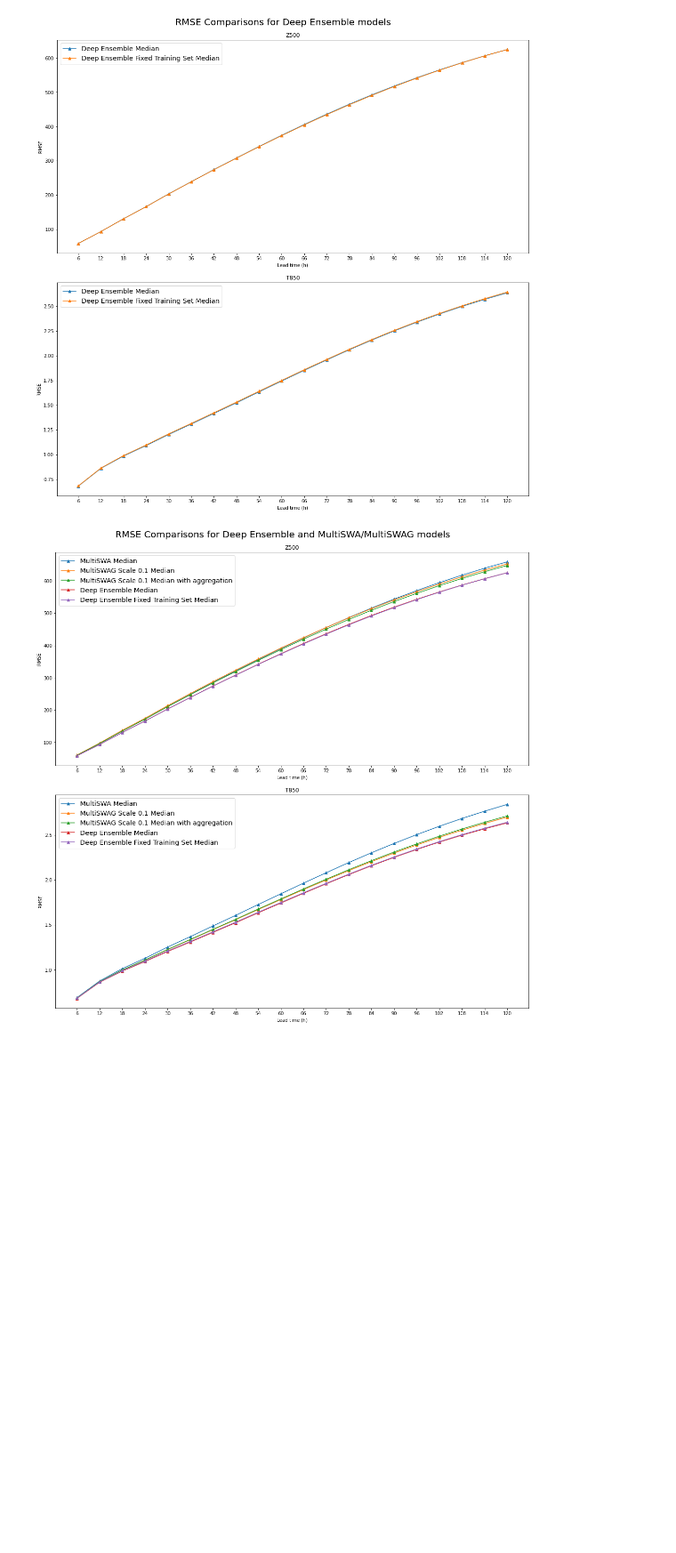
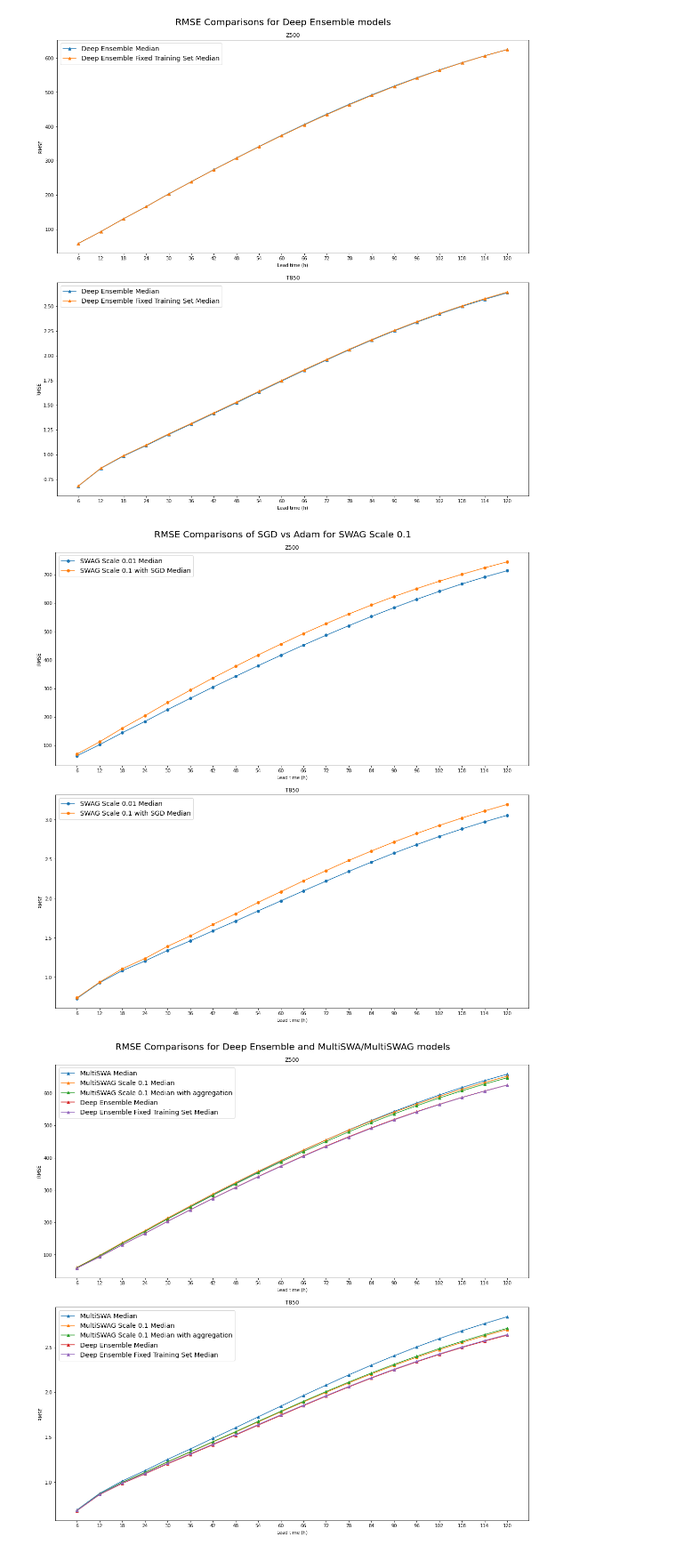
Before and after one commit to yasserhaddad/weather_prediction, a Jupyter notebook: notebooks/results_s02.ipynb, the cells around one changed output. Shown at 89% size. Cells and saved outputs as stored; diff of their text form; code cells hidden in the pictures; blank space fills up the shorter version.

```diff
--- a/notebooks/results_s02.ipynb
+++ b/notebooks/results_s02.ipynb
@@ -170,7 +173,7 @@ df_rmses_ens
 # %%
 # SWA/SWAG
 
-idx = 5
+idx = 6
 
 rmses_swag = rmses[:idx]
 markers_swag = markers[:idx]
@@ -209,8 +212,8 @@ plt.show()
 # %%
 # Deep Ensemble
 
-idx_start = 8
-idx_end = 10
+idx_start = 9
+idx_end = 11
 
 rmses_swag = rmses[idx_start:idx_end]
 markers_swag = markers[idx_start:idx_end]
@@ -246,6 +249,45 @@ plt.savefig(figures_path + filename)
 plt.show()
 # %% [output]
 [figure]
+# %%
+# SWAG Scale 0.1 : Adam vs SGD
+
+idxs = [2, 5]
+
+rmses_swag = [rmses[idx] for idx in idxs]
+markers_swag = [markers[idx] for idx in idxs]
+labels_swag = [labels[idx] for idx in idxs]
+
+f, (ax1, ax2) = plt.subplots(2, 1, figsize=(15, 15), constrained_layout=True)
+
+
+for i, rmse in enumerate(rmses_swag):
+    linestyle = 'solid'
+    ax1.plot(lead_times, rmse.z.values, label=labels_swag[i], marker=markers_swag[i], linestyle=linestyle)
+
+for i, rmse in enumerate(rmses_swag):
+    linestyle = 'solid'
+    ax2.plot(lead_times, rmse.t.values, label=labels_swag[i], marker=markers_swag[i], linestyle=linestyle)
+
+ax1.set_xlabel('Lead time (h)')
+ax1.set_xticks(lead_times)
+ax2.set_xticks(lead_times)
+ax2.set_xlabel('Lead time (h)')
+ax1.set_ylabel('RMSE')
+ax2.set_ylabel('RMSE')
+ax1.set_title('Z500')
+ax2.set_title('T850')
+
+f.suptitle('RMSE Comparisons of SGD vs Adam for SWAG Scale 0.1', fontsize=20)
+ax1.legend(fontsize='x-large')
+ax2.legend(fontsize='x-large')
+
+filename = 'rmse_comparisons_swag_adam_sgd.png'
+plt.savefig(figures_path + filename)
+
+plt.show()
+# %% [output]
+[figure, added]
 # %%
 # MultiSWA/SWAG and Deep Ensemble
 
```
Also changed, not shown: parts of 7 cells of this notebook, 11 other files.
